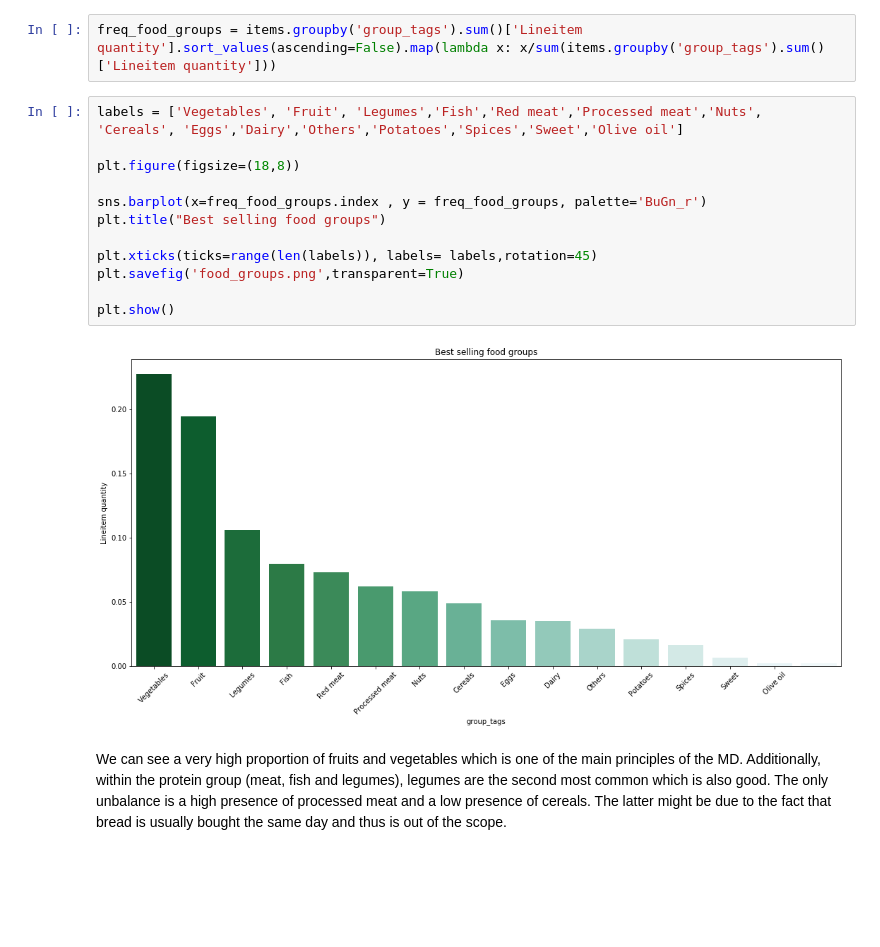
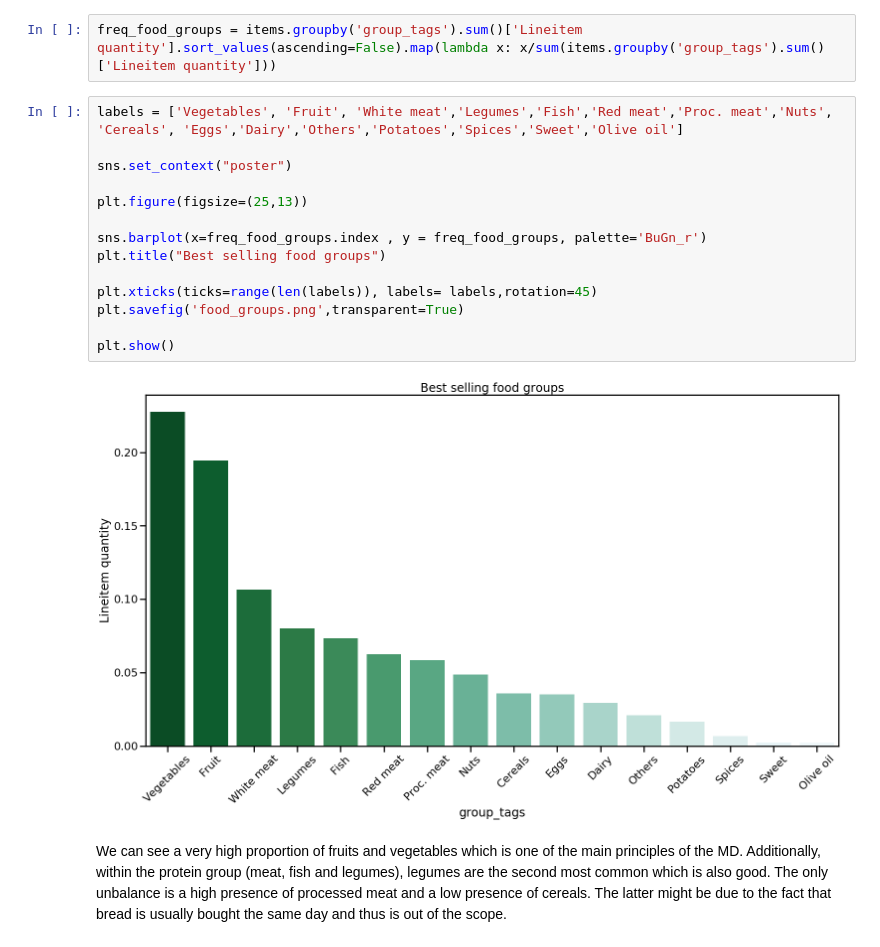
Before and after one commit to adriaferrer/Vimet, a Jupyter notebook: 02. Descriptive statistics/Descriptive_stats_items.ipynb, the cells around one changed output. Saved outputs shown, nothing was run; the diff lists cells and outputs as text; blank space fills up the shorter version.

Commit message:
Minor changes (typos, labels, etc.)

```diff
--- a/02. Descriptive statistics/Descriptive_stats_items.ipynb
+++ b/02. Descriptive statistics/Descriptive_stats_items.ipynb
@@ -316,18 +311,20 @@ Let's take a look at the food groups to check if there is a balance with the Med
 # %%
 freq_food_groups = items.groupby('group_tags').sum()['Lineitem quantity'].sort_values(ascending=False).map(lambda x: x/sum(items.groupby('group_tags').sum()['Lineitem quantity']))
 # %%
-labels = ['Vegetables', 'Fruit', 'Legumes','Fish','Red meat','Processed meat','Nuts', 'Cereals', 'Eggs','Dairy','Others','Potatoes','Spices','Sweet','Olive oil']
+labels = ['Vegetables', 'Fruit', 'White meat','Legumes','Fish','Red meat','Proc. meat','Nuts', 'Cereals', 'Eggs','Dairy','Others','Potatoes','Spices','Sweet','Olive oil']
 
-plt.figure(figsize=(18,8))
+sns.set_context("poster")
+
+plt.figure(figsize=(25,13))
 
 sns.barplot(x=freq_food_groups.index , y = freq_food_groups, palette='BuGn_r')
 plt.title("Best selling food groups")
 
 plt.xticks(ticks=range(len(labels)), labels= labels,rotation=45)
 plt.savefig('food_groups.png',transparent=True)
 
 plt.show()
 # %% [output]
-[figure, old version]
+[figure, new version]
 # %% [markdown]
 We can see a very high proportion of fruits and vegetables which is one of the main principles of the MD. Additionally, within the protein group (meat, fish and legumes), legumes are the second most common which is also good. The only unbalance is a high presence of processed meat and a low presence of cereals. The latter might be due to the fact that bread is usually bought the same day and thus is out of the scope.
```
Also changed, not shown: parts of 1 cell of this notebook, 3 other files.
